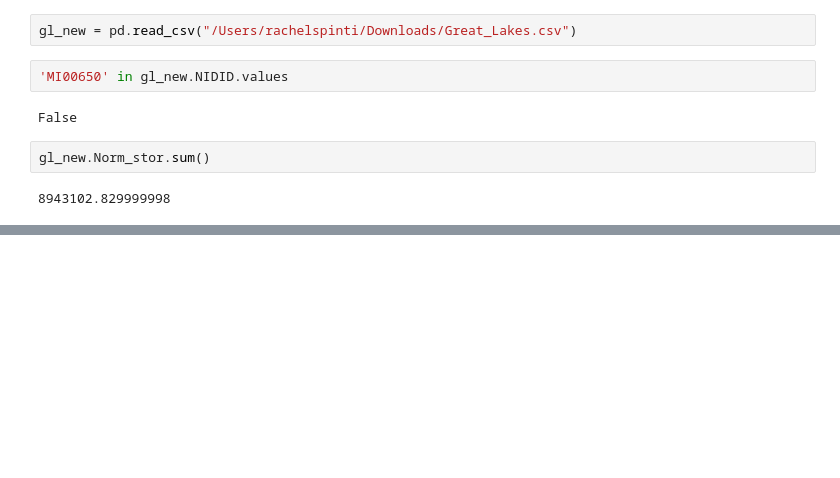
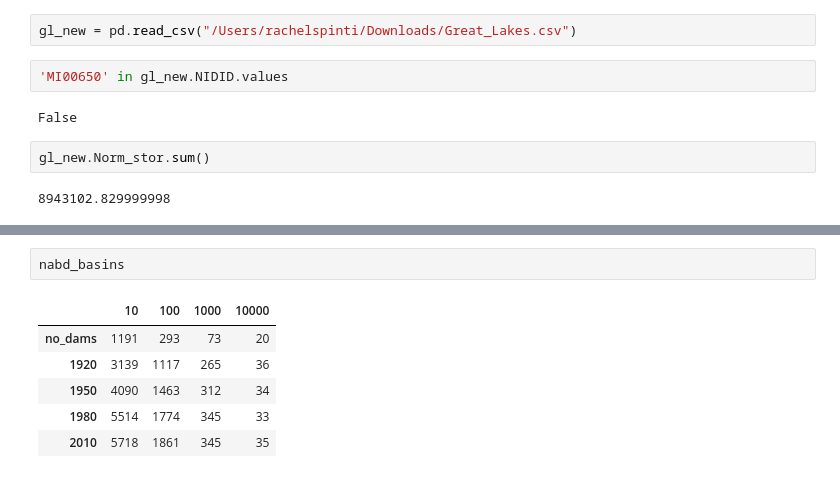
Before and after one commit to rspinti/River_bifurcation, a Jupyter notebook: archive/Rachel_testing/analysis_testing/analysis_testing.ipynb, the cells around one changed output, grey strips where cells are left out. Drawn from its saved outputs; the diff is of its cells as text; blank space fills up the shorter version.

```diff
--- a/archive/Rachel_testing/analysis_testing/analysis_testing.ipynb
+++ b/archive/Rachel_testing/analysis_testing/analysis_testing.ipynb
@@ -678,0 +777,9 @@ gl_new.Norm_stor.sum()
+# %%
+nabd_basins
+# %% [output]
+|  | 10 | 100 | 1000 | 10000 |
+| no_dams | 1191 | 293 | 73 | 20 |
+| 1920 | 3139 | 1117 | 265 | 36 |
+| 1950 | 4090 | 1463 | 312 | 34 |
+| 1980 | 5514 | 1774 | 345 | 33 |
+| 2010 | 5718 | 1861 | 345 | 35 |
```
Also changed, not shown: parts of 9 cells of this notebook, 4 other files.
